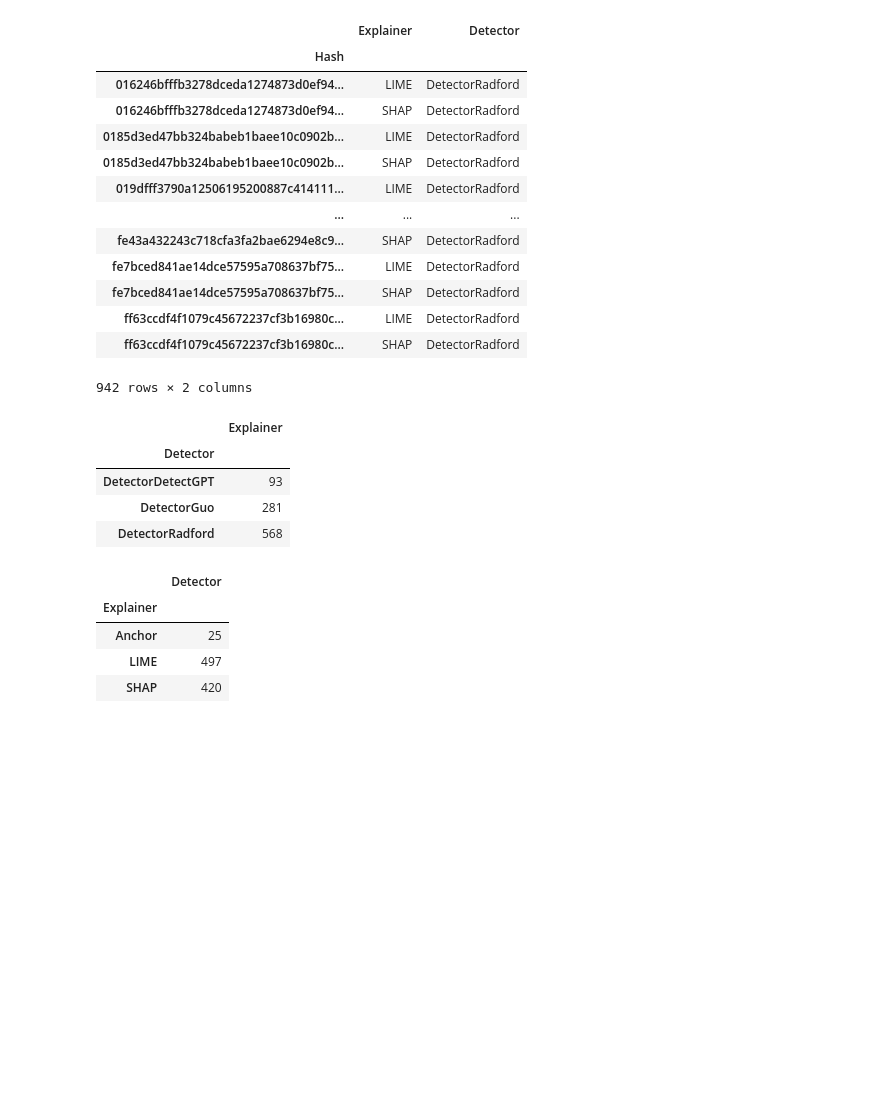
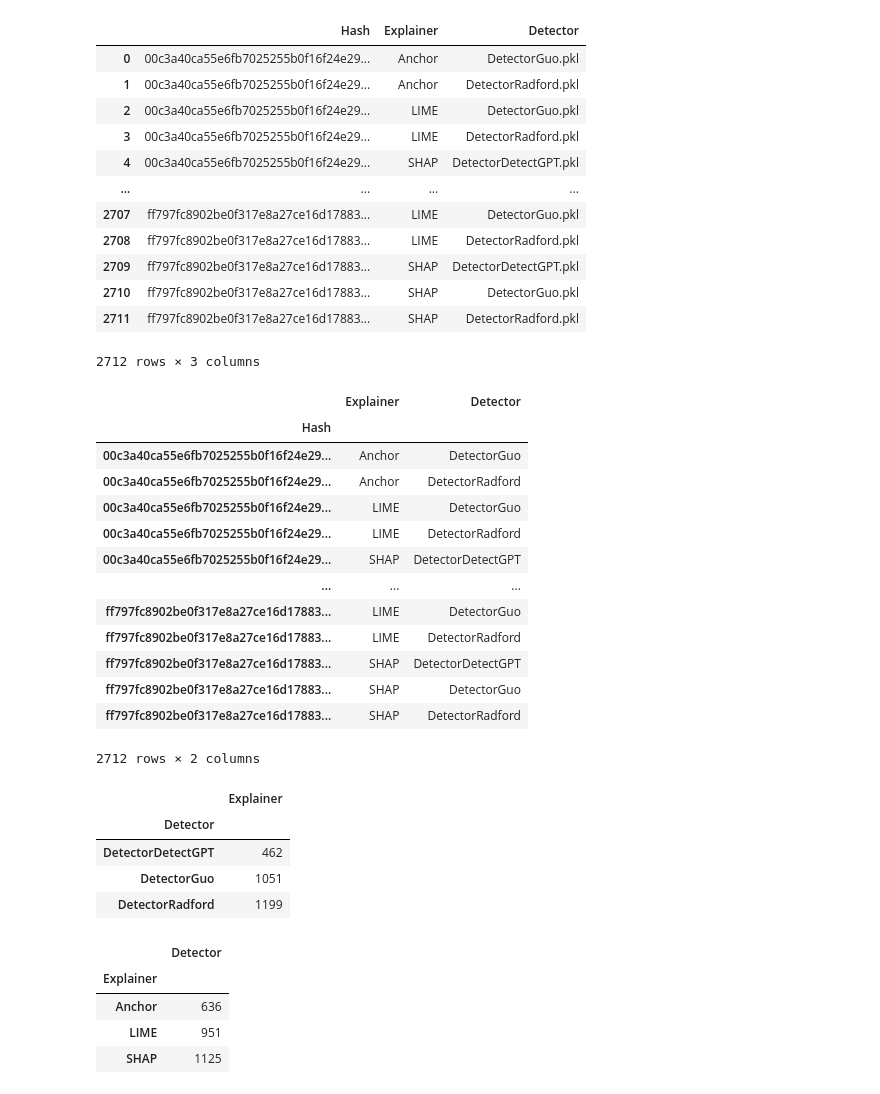
Before and after one commit to loris3/evaluation_explanation_quality, a Jupyter notebook: progress.ipynb, the cells around one changed output. Cells and saved outputs as stored; diff of their text form; code cells hidden in the pictures; blank space fills up the shorter version.

```diff
--- a/progress.ipynb
+++ b/progress.ipynb
@@ -2,43 +2,57 @@
 import os
 import pandas as pd
 # %%
-data = [filename.split("_") for filename in os.listdir("./explanation_cache/")]
+data = [filename.split("_") for filename in os.listdir("./explanation_cache/") if "pkl" in filename]
 hashes, explainers, _, detectors = zip(*data)
 df = pd.DataFrame(zip(hashes, explainers, detectors), columns=["Hash", "Explainer", "Detector"])
+display(df)
 df = df.set_index("Hash")
 df["Detector"] = df["Detector"].str.replace(".pkl","")
 df
 # %% [output]
-|  | Explainer | Detector |
-| Hash |  |  |
-| 016246bfffb3278dceda1274873d0ef94... | LIME | DetectorRadford |
-| 016246bfffb3278dceda1274873d0ef94... | SHAP | DetectorRadford |
-| 0185d3ed47bb324babeb1baee10c0902b... | LIME | DetectorRadford |
-| 0185d3ed47bb324babeb1baee10c0902b... | SHAP | DetectorRadford |
-| 019dfff3790a12506195200887c414111... | LIME | DetectorRadford |
-| ... | ... | ... |
-| fe43a432243c718cfa3fa2bae6294e8c9... | SHAP | DetectorRadford |
-| fe7bced841ae14dce57595a708637bf75... | LIME | DetectorRadford |
-| fe7bced841ae14dce57595a708637bf75... | SHAP | DetectorRadford |
-| ff63ccdf4f1079c45672237cf3b16980c... | LIME | DetectorRadford |
-| ff63ccdf4f1079c45672237cf3b16980c... | SHAP | DetectorRadford |
+|  | Hash | Explainer | Detector |
+| 0 | 00c3a40ca55e6fb7025255b0f16f24e29... | Anchor | DetectorGuo.pkl |
+| 1 | 00c3a40ca55e6fb7025255b0f16f24e29... | Anchor | DetectorRadford.pkl |
+| 2 | 00c3a40ca55e6fb7025255b0f16f24e29... | LIME | DetectorGuo.pkl |
+| 3 | 00c3a40ca55e6fb7025255b0f16f24e29... | LIME | DetectorRadford.pkl |
+| 4 | 00c3a40ca55e6fb7025255b0f16f24e29... | SHAP | DetectorDetectGPT.pkl |
+| ... | ... | ... | ... |
+| 2707 | ff797fc8902be0f317e8a27ce16d17883... | LIME | DetectorGuo.pkl |
+| 2708 | ff797fc8902be0f317e8a27ce16d17883... | LIME | DetectorRadford.pkl |
+| 2709 | ff797fc8902be0f317e8a27ce16d17883... | SHAP | DetectorDetectGPT.pkl |
+| 2710 | ff797fc8902be0f317e8a27ce16d17883... | SHAP | DetectorGuo.pkl |
+| 2711 | ff797fc8902be0f317e8a27ce16d17883... | SHAP | DetectorRadford.pkl |
-942 rows × 2 columns
+2712 rows × 3 columns
+|  | Explainer | Detector |
+| Hash |  |  |
+| 00c3a40ca55e6fb7025255b0f16f24e29... | Anchor | DetectorGuo |
+| 00c3a40ca55e6fb7025255b0f16f24e29... | Anchor | DetectorRadford |
+| 00c3a40ca55e6fb7025255b0f16f24e29... | LIME | DetectorGuo |
+| 00c3a40ca55e6fb7025255b0f16f24e29... | LIME | DetectorRadford |
+| 00c3a40ca55e6fb7025255b0f16f24e29... | SHAP | DetectorDetectGPT |
+| ... | ... | ... |
+| ff797fc8902be0f317e8a27ce16d17883... | LIME | DetectorGuo |
+| ff797fc8902be0f317e8a27ce16d17883... | LIME | DetectorRadford |
+| ff797fc8902be0f317e8a27ce16d17883... | SHAP | DetectorDetectGPT |
+| ff797fc8902be0f317e8a27ce16d17883... | SHAP | DetectorGuo |
+| ff797fc8902be0f317e8a27ce16d17883... | SHAP | DetectorRadford |
+2712 rows × 2 columns
 # %%
 df.groupby("Detector").count()
 # %% [output]
 |  | Explainer |
 | Detector |  |
-| DetectorDetectGPT | 93 |
-| DetectorGuo | 281 |
-| DetectorRadford | 568 |
+| DetectorDetectGPT | 462 |
+| DetectorGuo | 1051 |
+| DetectorRadford | 1199 |
 # %%
 df.groupby("Explainer").count()
 # %% [output]
 |  | Detector |
 | Explainer |  |
-| Anchor | 25 |
-| LIME | 497 |
-| SHAP | 420 |
+| Anchor | 636 |
+| LIME | 951 |
+| SHAP | 1125 |
 # %%
 def computation_time(row):
     if row["Explainer"] == "LIME":
```
Also changed, not shown: parts of 2 cells of this notebook, 4 other files.
